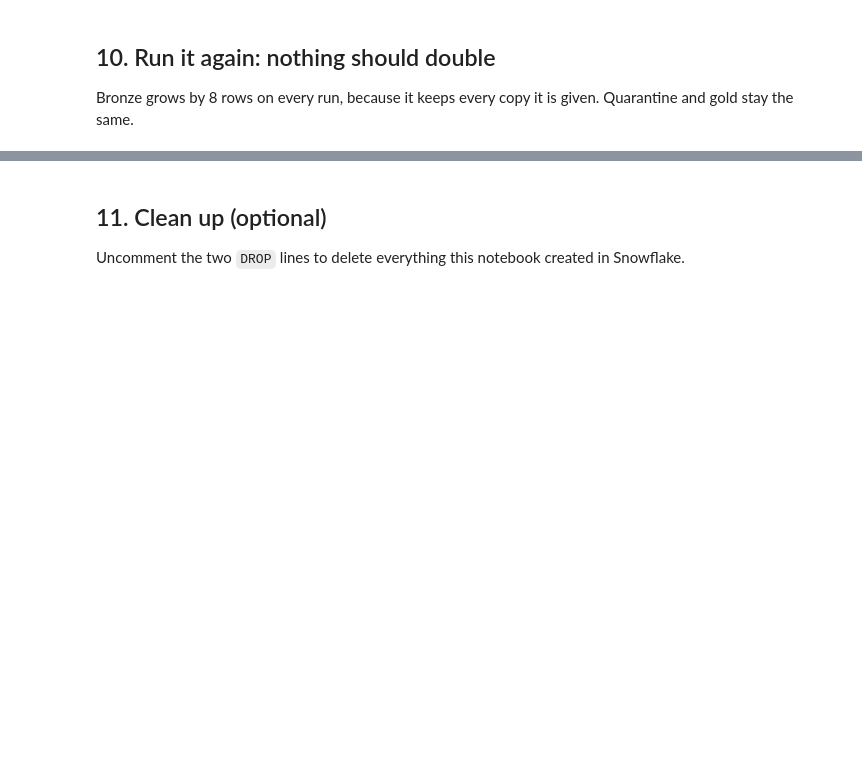
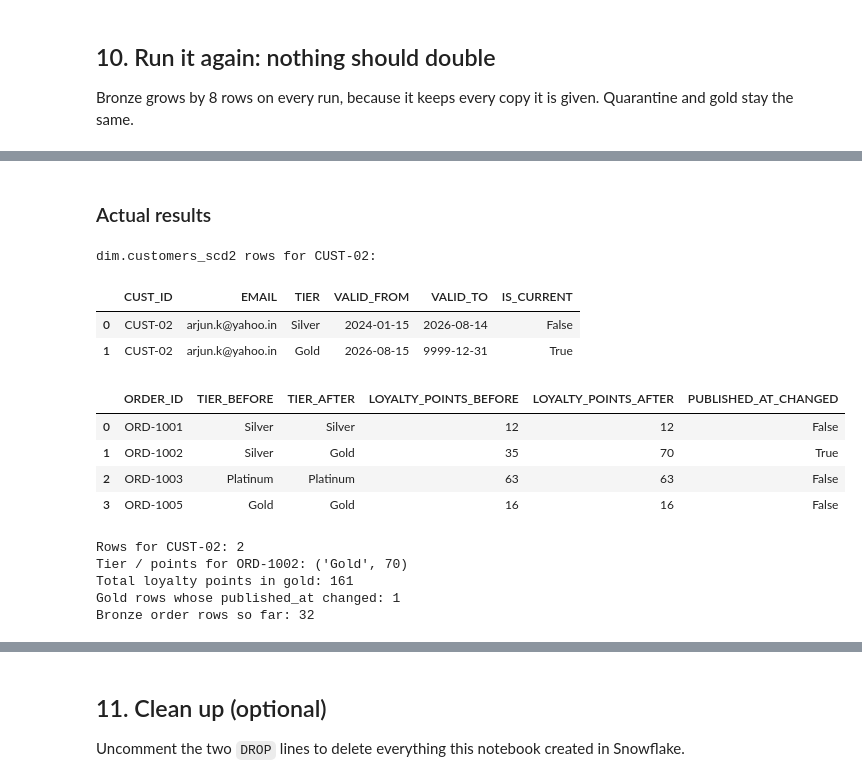
Before and after one commit to Arisex96/freshcart-pipelines, a Jupyter notebook: elt/freshcart_elt.ipynb, the cells around one changed output, grey strips where cells are left out. Saved outputs shown, nothing was run; the diff lists cells and outputs as text; code cells hidden in the pictures; blank space fills up the shorter version.

```diff
--- a/elt/freshcart_elt.ipynb
+++ b/elt/freshcart_elt.ipynb
@@ -787,0 +989,7 @@ GOLD: 4 orders, revenue ₹7785.00, 126 loyalty points
+# %%
+gold_before_b4 = show("SELECT order_id, tier, loyalty_points, row_hash, published_at FROM gold.fct_orders ORDER BY order_id")
+display(gold_before_b4)
+
+MOCK_CRM_TIER_EVENTS.append(
+    {"cust_id": "CUST-02", "email": "arjun.k@yahoo.in", "tier": "Gold", "effective_from": "2026-08-15"})
+run_pipeline()
@@ -787,0 +1028,31 @@ GOLD: 4 orders, revenue ₹7785.00, 126 loyalty points
+# %% [markdown]
+### Actual results
+# %%
+print("dim.customers_scd2 rows for CUST-02:")
+display(show("SELECT * FROM dim.customers_scd2 WHERE cust_id = 'CUST-02' ORDER BY valid_from"))
+
+gold_after_b4 = show("SELECT order_id, tier, loyalty_points, row_hash, published_at FROM gold.fct_orders ORDER BY order_id")
+compare = gold_before_b4.merge(gold_after_b4, on="ORDER_ID", suffixes=("_BEFORE", "_AFTER"))
+compare["PUBLISHED_AT_CHANGED"] = compare["PUBLISHED_AT_BEFORE"] != compare["PUBLISHED_AT_AFTER"]
+display(compare[["ORDER_ID", "TIER_BEFORE", "TIER_AFTER", "LOYALTY_POINTS_BEFORE", "LOYALTY_POINTS_AFTER", "PUBLISHED_AT_CHANGED"]])
+
+print("Rows for CUST-02:", query("SELECT COUNT(*) FROM dim.customers_scd2 WHERE cust_id = 'CUST-02'")[0][0])
+print("Tier / points for ORD-1002:", query("SELECT tier, loyalty_points FROM gold.fct_orders WHERE order_id = 'ORD-1002'")[0])
+print("Total loyalty points in gold:", query("SELECT SUM(loyalty_points) FROM gold.fct_orders")[0][0])
+print("Gold rows whose published_at changed:", int(compare["PUBLISHED_AT_CHANGED"].sum()))
+print("Bronze order rows so far:", query("SELECT COUNT(*) FROM bronze.orders_raw")[0][0])
+# %% [output]
+dim.customers_scd2 rows for CUST-02:
+|  | CUST_ID | EMAIL | TIER | VALID_FROM | VALID_TO | IS_CURRENT |
+| 0 | CUST-02 | arjun.k@yahoo.in | Silver | 2024-01-15 | 2026-08-14 | False |
+| 1 | CUST-02 | arjun.k@yahoo.in | Gold | 2026-08-15 | 9999-12-31 | True |
+|  | ORDER_ID | TIER_BEFORE | TIER_AFTER | LOYALTY_POINTS_BEFORE | LOYALTY_POINTS_AFTER | PUBLISHED_AT_CHANGED |
+| 0 | ORD-1001 | Silver | Silver | 12 | 12 | False |
+| 1 | ORD-1002 | Silver | Gold | 35 | 70 | True |
+| 2 | ORD-1003 | Platinum | Platinum | 63 | 63 | False |
+| 3 | ORD-1005 | Gold | Gold | 16 | 16 | False |
+Rows for CUST-02: 2
+Tier / points for ORD-1002: ('Gold', 70)
+Total loyalty points in gold: 161
+Gold rows whose published_at changed: 1
+Bronze order rows so far: 32
```
Also changed, not shown: parts of 34 cells of this notebook.
